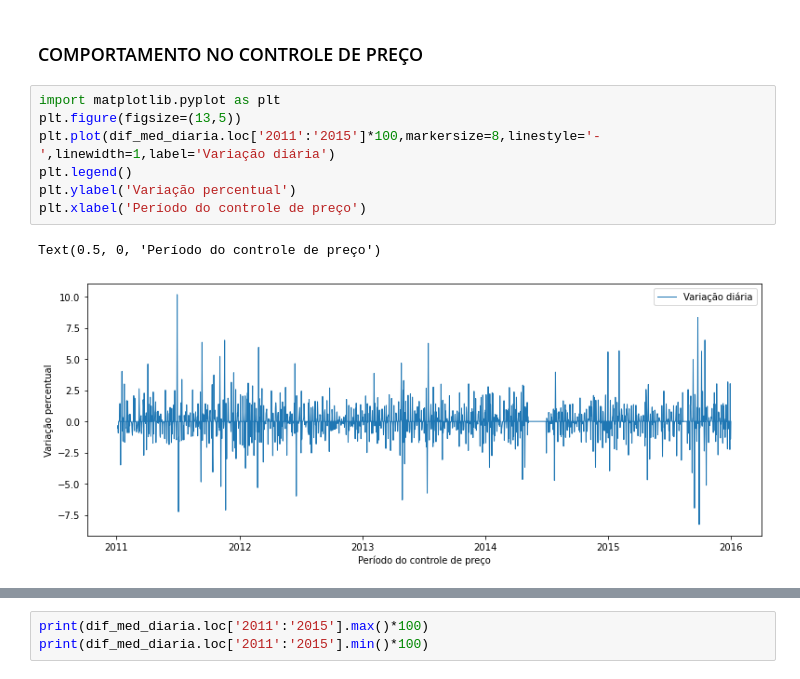
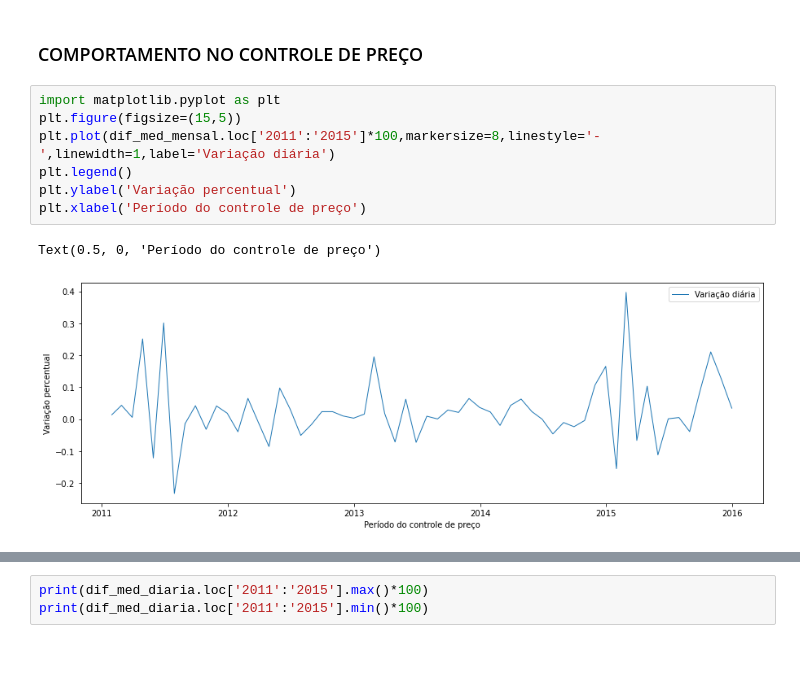
Before and after one commit to ednaelxd/residencia, a Jupyter notebook: gas_separado_difs.ipynb, the cells around one changed output, grey strips where cells are left out. Cells and saved outputs as stored; diff of their text form.

```diff
--- a/gas_separado_difs.ipynb
+++ b/gas_separado_difs.ipynb
@@ -111,11 +107,11 @@ print(dif_med_mensal.shape)
 ### COMPORTAMENTO NO CONTROLE DE PREÇO
 # %%
 import matplotlib.pyplot as plt
-plt.figure(figsize=(13,5))
-plt.plot(dif_med_diaria.loc['2011':'2015']*100,markersize=8,linestyle='-',linewidth=1,label='Variação diária')
+plt.figure(figsize=(15,5))
+plt.plot(dif_med_mensal.loc['2011':'2015']*100,markersize=8,linestyle='-',linewidth=1,label='Variação diária')
 plt.legend()
 plt.ylabel('Variação percentual')
 plt.xlabel('Período do controle de preço')
 # %% [output]
 Text(0.5, 0, 'Período do controle de preço')
-[figure, old version]
+[figure, new version]
```
Also changed, not shown: parts of 4 cells of this notebook, 1 other file.
